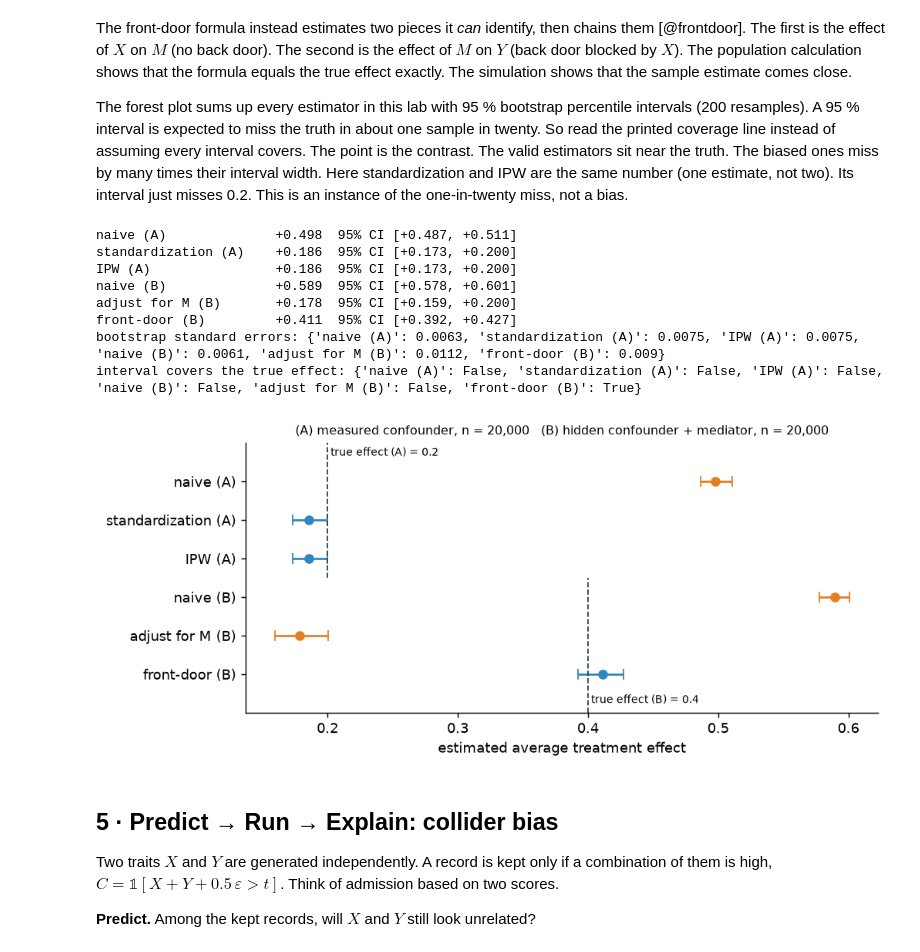
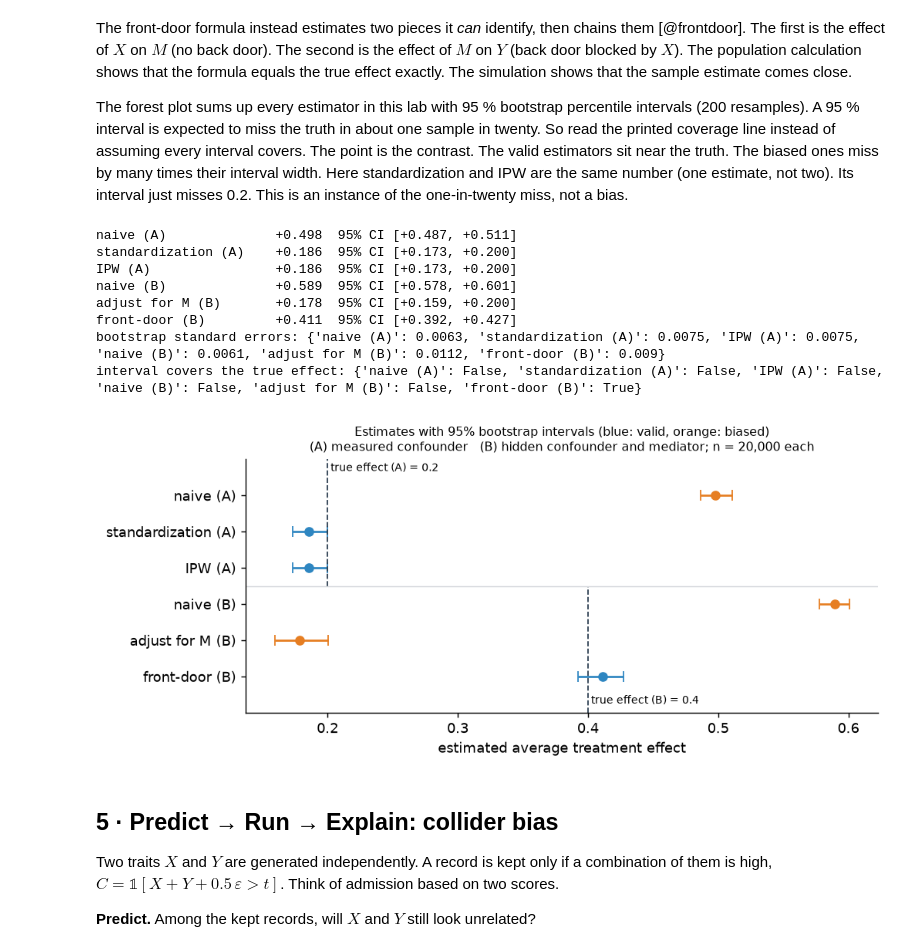
Before and after one commit to pozapas/quantum-causal-ai, a Jupyter notebook: labs/03-causal-inference.ipynb, the cells around one changed output. Saved outputs shown, nothing was run; the diff lists cells and outputs as text; code cells hidden in the pictures.

```diff
--- a/labs/03-causal-inference.ipynb
+++ b/labs/03-causal-inference.ipynb
@@ -121,15 +124,10 @@ for G, _, _ in GRAPHS.values():
     assert nx.is_directed_acyclic_graph(G)
 
 def arrows(G, pos):
-    out = []
-    for a, b in G.edges:
-        (x0, y0), (x1, y1) = pos[a], pos[b]
-        L = math.hypot(x1 - x0, y1 - y0)
-        k = 0.11 / L                                    # stop the arrow at the node's edge
-        out.append(dict(x=x1 - k * (x1 - x0), y=y1 - k * (y1 - y0), ax=x0 + k * (x1 - x0), ay=y0 + k * (y1 - y0),
-                        xref="x", yref="y", axref="x", ayref="y", showarrow=True, arrowhead=3,
-                        arrowsize=1.4, arrowwidth=2, arrowcolor="#34495e", text=""))
-    return out
+    # standoff (in pixels) stops each arrow at the edge of the 46-pixel node, at any zoom
+    return [dict(x=pos[b][0], y=pos[b][1], ax=pos[a][0], ay=pos[a][1], xref="x", yref="y", axref="x", ayref="y",
+                 showarrow=True, arrowhead=3, arrowsize=1.4, arrowwidth=2, arrowcolor="#34495e", text="",
+                 standoff=26, startstandoff=26) for a, b in G.edges]
 
 fig = go.Figure()
 names = list(GRAPHS)
@@ -150,13 +148,11 @@ for i, name in enumerate(names):
                         args=[{"visible": [j == i for j in range(len(names))]},
                               {"annotations": arrows(G, pos), "title.text": f"{name} graph"}]))
 G0, pos0, _ = GRAPHS[names[0]]
-fig.update_layout(template="plotly_white", height=380, showlegend=False, title=f"{names[0]} graph",
+fig.update_layout(template="plotly_white", showlegend=False, title=f"{names[0]} graph",
                   annotations=arrows(G0, pos0),
-                  xaxis=dict(visible=False, range=[-0.25, 1.25]), yaxis=dict(visible=False, range=[-0.3, 1.3]),
-                  margin=dict(t=110),
-                  updatemenus=[dict(type="buttons", direction="right", x=0.5, xanchor="center", y=1.28, yanchor="top",
-                                    buttons=buttons)])
-show(fig)
+                  xaxis=dict(visible=False, range=[-0.2, 1.2]), yaxis=dict(visible=False, range=[-0.25, 1.25]),
+                  updatemenus=[dict(type="buttons", direction="right", buttons=buttons)])
+show(frame(fig, height=400, xticks_lines=0, narrow_plot=260, axes=False))
 # %% [output]
 [interactive output not drawn]
 # %%
@@ -372,35 +368,37 @@ assert ci["naive (A)"][0] - c["ate"] > 0.2 and ci["naive (B)"][0] - TRUE_FD > 0.
 assert TRUE_FD - ci["adjust for M (B)"][1] > 0.1
 # The valid estimators are within 0.02 of the truth at the edge of their interval:
 for k in ("standardization (A)", "IPW (A)", "front-door (B)"):
     assert ci[k][0] - 0.02 < truth[k] < ci[k][1] + 0.02
 
 fig, ax = plt.subplots(figsize=(8, 3.6))
 labels = list(boots)
 ys = np.arange(len(labels))[::-1]
 good = {"standardization (A)", "IPW (A)", "front-door (B)"}
 for y, k in zip(ys, labels):
     col = "#2e86c1" if k in good else "#e67e22"
     ax.errorbar(point[k], y, xerr=[[point[k] - ci[k][0]], [ci[k][1] - point[k]]], fmt="o", color=col, capsize=4)
 ax.axvline(c["ate"], ymin=0.5, ymax=1, color="#2c3e50", ls="--", lw=1)
 ax.axvline(TRUE_FD, ymin=0, ymax=0.5, color="#2c3e50", ls="--", lw=1)
 ax.text(c["ate"], len(labels) - 0.4, " true effect (A) = 0.2", fontsize=8, va="bottom")
 ax.text(TRUE_FD, -0.75, " true effect (B) = 0.4", fontsize=8)
 ax.set_yticks(ys, labels)
 ax.set_xlabel("estimated average treatment effect")
-ax.set_title("(A) measured confounder, n = 20,000   (B) hidden confounder + mediator, n = 20,000", fontsize=9)
+ax.set_title("Estimates with 95% bootstrap intervals (blue: valid, orange: biased)\n"
+             "(A) measured confounder   (B) hidden confounder and mediator; n = 20,000 each", fontsize=9)
+ax.axhline(2.5, color="#d5d8dc", lw=0.8)
 ax.set_ylim(-1, len(labels))
 fig.tight_layout()
 plt.show()
 # %% [output]
 naive (A)              +0.498  95% CI [+0.487, +0.511]
 standardization (A)    +0.186  95% CI [+0.173, +0.200]
 IPW (A)                +0.186  95% CI [+0.173, +0.200]
 naive (B)              +0.589  95% CI [+0.578, +0.601]
 adjust for M (B)       +0.178  95% CI [+0.159, +0.200]
 front-door (B)         +0.411  95% CI [+0.392, +0.427]
 bootstrap standard errors: {'naive (A)': 0.0063, 'standardization (A)': 0.0075, 'IPW (A)': 0.0075, 'naive (B)': 0.0061, 'adjust for M (B)': 0.0112, 'front-door (B)': 0.009}
 interval covers the true effect: {'naive (A)': False, 'standardization (A)': False, 'IPW (A)': False, 'naive (B)': False, 'adjust for M (B)': False, 'front-door (B)': True}
-[figure, old version]
+[figure, new version]
 # %% [markdown]
 ## 5 · Predict → Run → Explain: collider bias
 
```
Also changed, not shown: parts of 4 cells of this notebook, 8 other files.
